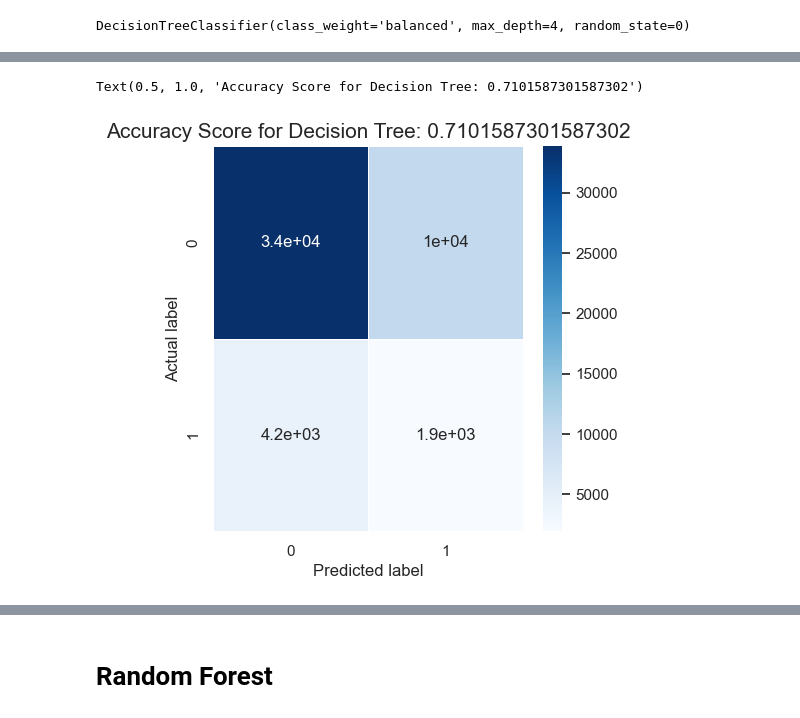
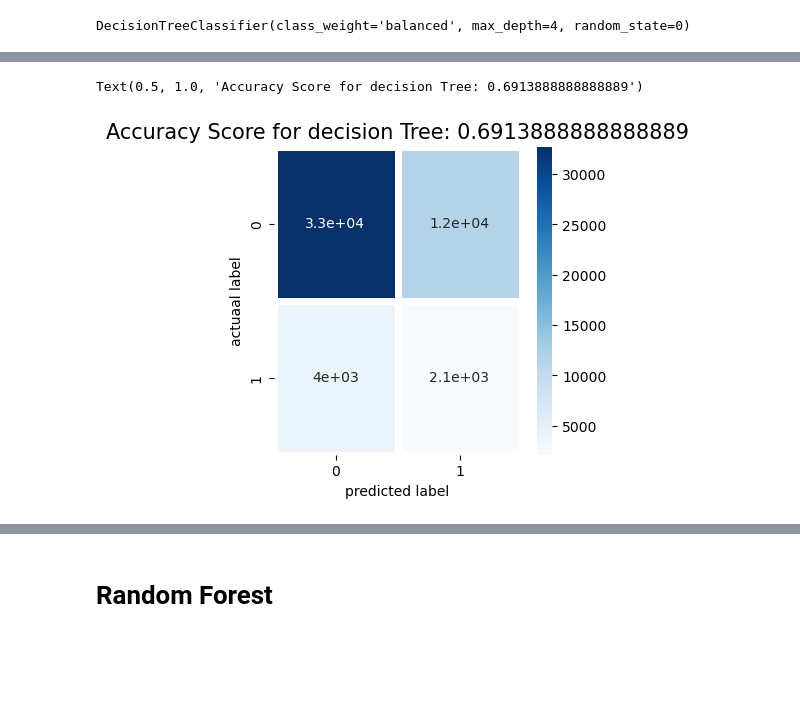
Before and after one commit to Vivek9026/machine-learning-, a Jupyter notebook: Loan_Prediction_Based_on_Customer_Behavior.ipynb, the cells around one changed output, grey strips where cells are left out. Cells and saved outputs as stored; diff of their text form; code cells hidden in the pictures; blank space fills up the shorter version.

```diff
--- a/Loan_Prediction_Based_on_Customer_Behavior.ipynb
+++ b/Loan_Prediction_Based_on_Customer_Behavior.ipynb
@@ -3,5 +3,4 @@ import pandas as pd
 import seaborn as sns
 import numpy as np
 import matplotlib.pyplot as plt
-sns.set_theme(color_codes=True)
 # %%
@@ -375,9 +352,8 @@ sns.heatmap(df.corr(), fmt='.2g', annot=True)
 # %%
+#train  test model
 from sklearn.model_selection import train_test_split
-# Select the features (X) and the target variable (y)
-X = df.drop('Risk_Flag', axis=1)
-y = df['Risk_Flag']
-
+X=df.drop(['Risk_Flag'],axis=1)
+y=df['Risk_Flag']
 # Split the data into training and test sets
-X_train, X_test, y_train, y_test = train_test_split(X, y, test_size=0.2, random_state=0)
+X_train,X_test,y_train,y_test=train_test_split(X,y,test_size=0.2,random_state=101)
 # %% [markdown]
@@ -440,12 +433,12 @@ shap.summary_plot(shap_values[1], X_test.values, feature_names = X_test.columns)
 # %%
 from sklearn.metrics import confusion_matrix
-cm = confusion_matrix(y_test, y_pred)
-plt.figure(figsize=(5,5))
-sns.heatmap(data=cm,linewidths=.5, annot=True,  cmap = 'Blues')
-plt.ylabel('Actual label')
-plt.xlabel('Predicted label')
-all_sample_title = 'Accuracy Score for Decision Tree: {0}'.format(dtree.score(X_test, y_test))
-plt.title(all_sample_title, size = 15)
+cm=confusion_matrix(y_test,y_pred)
+plt.figure(figsize=(4,4))
+sns.heatmap(data=cm,linewidth=5,annot=True,cmap='Blues')
+plt.ylabel('actuaal label')
+plt.xlabel('predicted label')
+all_sample_title='Accuracy Score for decision Tree: {0}'.format(dtree.score(X_test,y_test))
+plt.title(all_sample_title,size=15)
 # %% [output]
-Text(0.5, 1.0, 'Accuracy Score for Decision Tree: 0.7101587301587302')
+Text(0.5, 1.0, 'Accuracy Score for decision Tree: 0.6913888888888889')
-[figure, old version]
+[figure, new version]
```
Also changed, not shown: parts of 47 cells of this notebook.
